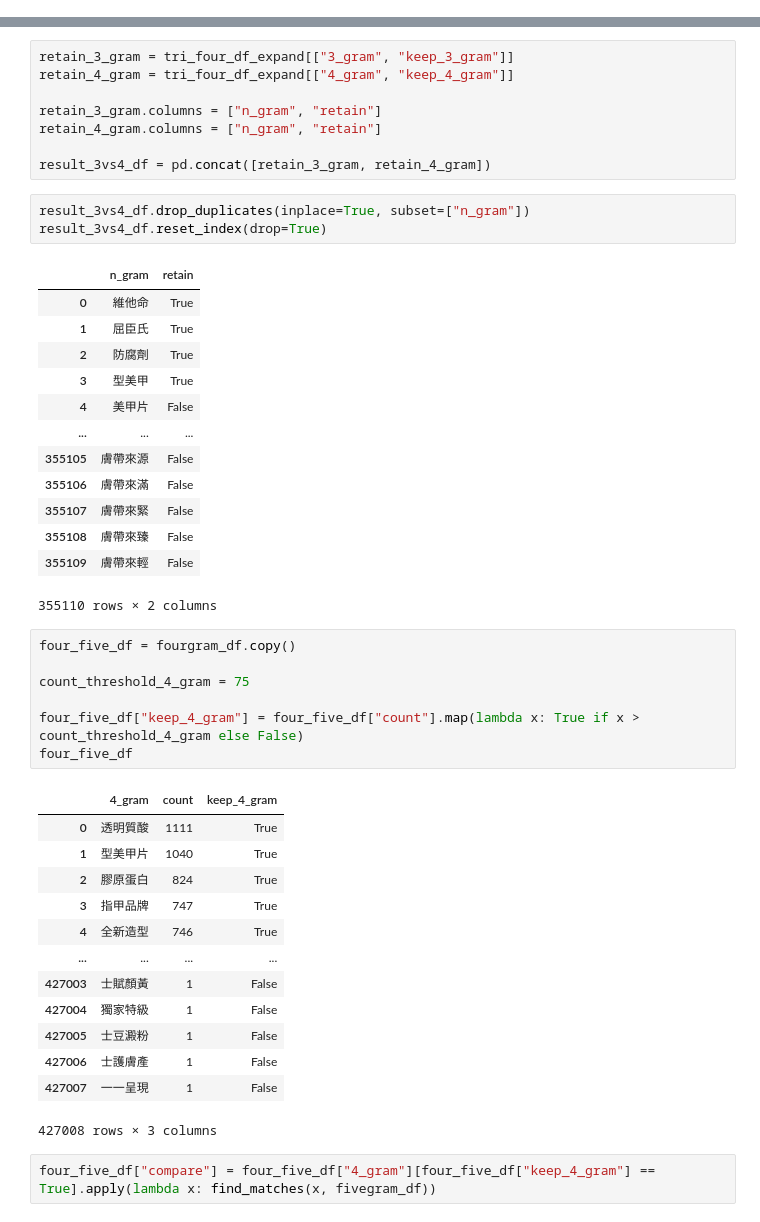
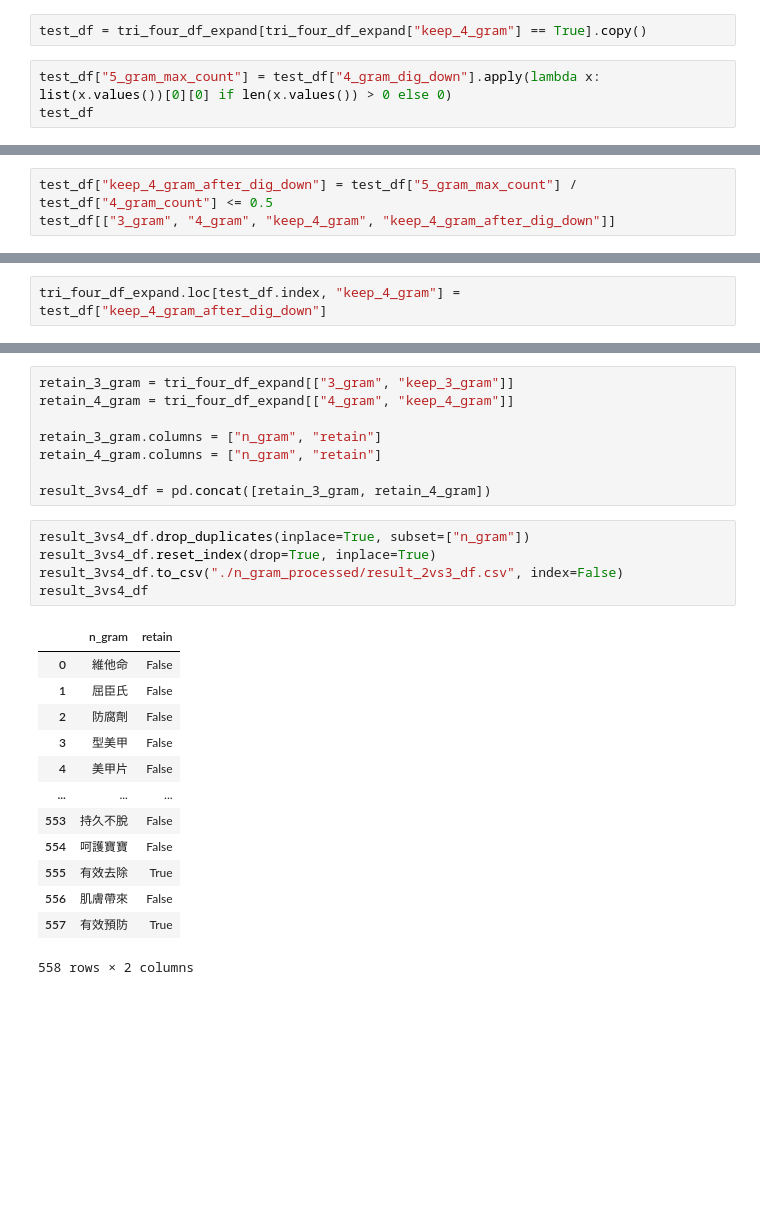
Before and after one commit to victor31ao/n_gram_and_hanlp, a Jupyter notebook: n_gram_df.ipynb, the cells around one changed output, grey strips where cells are left out. Drawn from its saved outputs; the diff is of its cells as text; blank space fills up the shorter version.

```diff
--- a/n_gram_df.ipynb
+++ b/n_gram_df.ipynb
@@ -507,0 +504,5 @@ tri_four_df_expand
+# %%
+test_df = tri_four_df_expand[tri_four_df_expand["keep_4_gram"] == True].copy()
+# %%
+test_df["5_gram_max_count"] = test_df["4_gram_dig_down"].apply(lambda x: list(x.values())[0][0] if len(x.values()) > 0 else 0)
+test_df
@@ -507,0 +523,3 @@ tri_four_df_expand
+# %%
+test_df["keep_4_gram_after_dig_down"] = test_df["5_gram_max_count"] / test_df["4_gram_count"] <= 0.5
+test_df[["3_gram", "4_gram", "keep_4_gram", "keep_4_gram_after_dig_down"]]
@@ -507,0 +540,2 @@ tri_four_df_expand
+# %%
+tri_four_df_expand.loc[test_df.index, "keep_4_gram"] = test_df["keep_4_gram_after_dig_down"]
@@ -515,41 +565,20 @@ retain_4_gram.columns = ["n_gram", "retain"]
 result_3vs4_df = pd.concat([retain_3_gram, retain_4_gram])
 # %%
 result_3vs4_df.drop_duplicates(inplace=True, subset=["n_gram"])
-result_3vs4_df.reset_index(drop=True)
+result_3vs4_df.reset_index(drop=True, inplace=True)
+result_3vs4_df.to_csv("./n_gram_processed/result_2vs3_df.csv", index=False)
+result_3vs4_df
 # %% [output]
 |  | n_gram | retain |
-| 0 | 維他命 | True |
-| 1 | 屈臣氏 | True |
-| 2 | 防腐劑 | True |
-| 3 | 型美甲 | True |
+| 0 | 維他命 | False |
+| 1 | 屈臣氏 | False |
+| 2 | 防腐劑 | False |
+| 3 | 型美甲 | False |
 | 4 | 美甲片 | False |
 | ... | ... | ... |
-| 355105 | 膚帶來源 | False |
-| 355106 | 膚帶來滿 | False |
-| 355107 | 膚帶來緊 | False |
-| 355108 | 膚帶來臻 | False |
-| 355109 | 膚帶來輕 | False |
+| 553 | 持久不脫 | False |
+| 554 | 呵護寶寶 | False |
+| 555 | 有效去除 | True |
+| 556 | 肌膚帶來 | False |
+| 557 | 有效預防 | True |
-355110 rows × 2 columns
+558 rows × 2 columns
-# %%
-four_five_df = fourgram_df.copy()
-
-count_threshold_4_gram = 75
-
-four_five_df["keep_4_gram"] = four_five_df["count"].map(lambda x: True if x > count_threshold_4_gram else False)
-four_five_df
-# %% [output]
-|  | 4_gram | count | keep_4_gram |
-| 0 | 透明質酸 | 1111 | True |
-| 1 | 型美甲片 | 1040 | True |
-| 2 | 膠原蛋白 | 824 | True |
-| 3 | 指甲品牌 | 747 | True |
-| 4 | 全新造型 | 746 | True |
-| ... | ... | ... | ... |
-| 427003 | 士賦顏黃 | 1 | False |
-| 427004 | 獨家特級 | 1 | False |
-| 427005 | 士豆澱粉 | 1 | False |
-| 427006 | 士護膚產 | 1 | False |
-| 427007 | 一一呈現 | 1 | False |
-427008 rows × 3 columns
-# %%
-four_five_df["compare"] = four_five_df["4_gram"][four_five_df["keep_4_gram"] == True].apply(lambda x: find_matches(x, fivegram_df))
```
Also changed, not shown: parts of 39 cells of this notebook.
